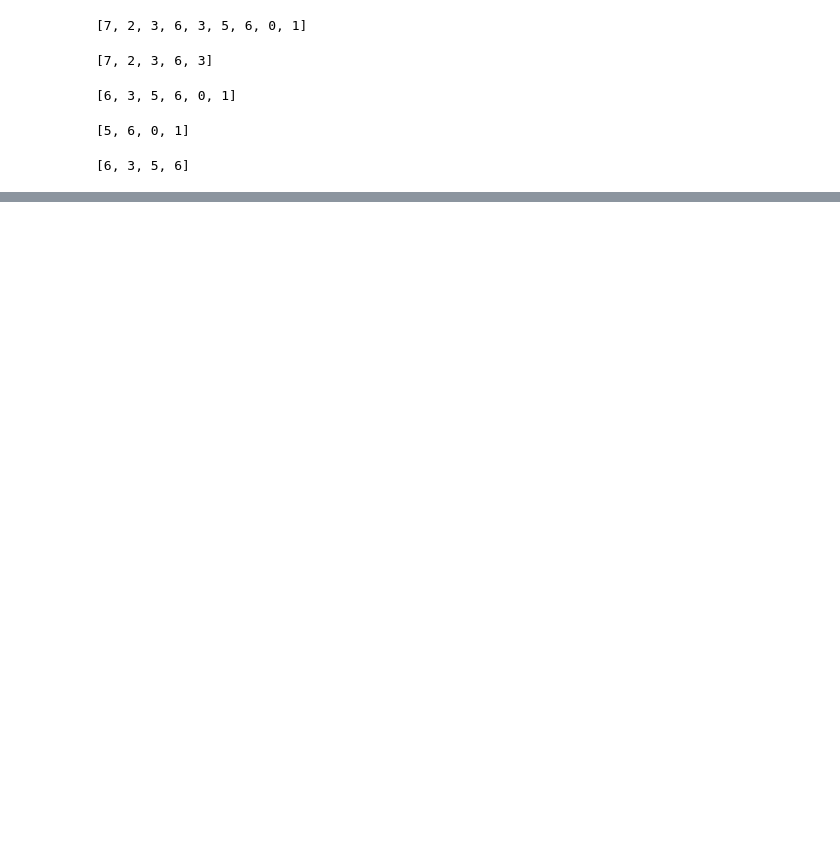
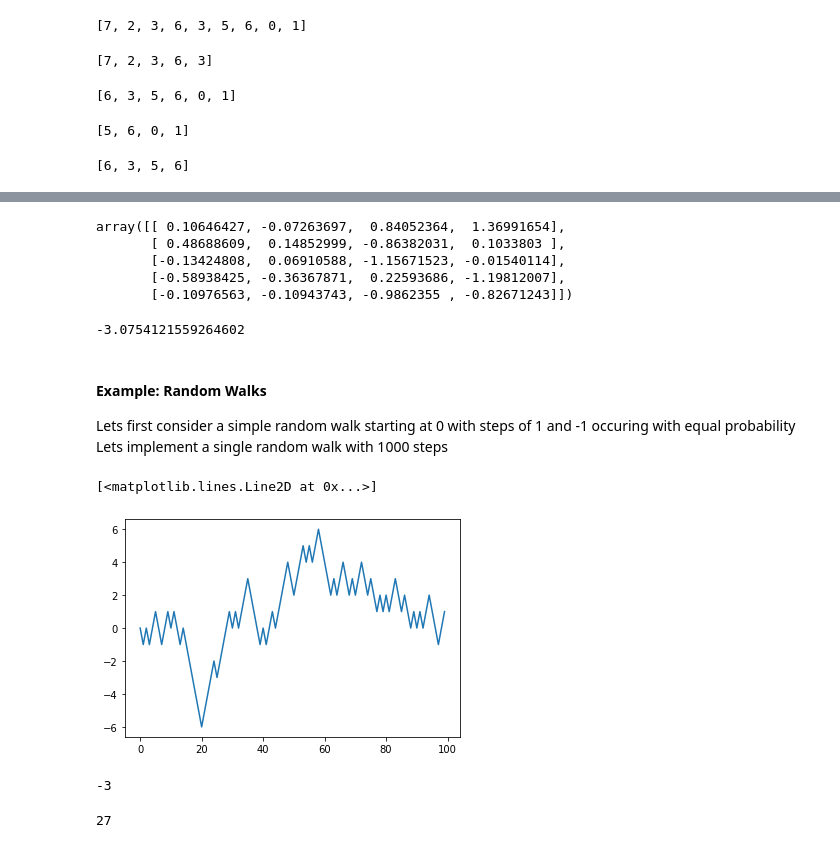
Before and after one commit to MuindeEsther/Learning-path-projects, a Jupyter notebook: basics.ipynb, the cells around one changed output, grey strips where cells are left out. Drawn from its saved outputs; the diff is of its cells as text; code cells hidden in the pictures; blank space fills up the shorter version.

```diff
--- a/basics.ipynb
+++ b/basics.ipynb
@@ -289,0 +290,7 @@ seq[-6:-2]
+# %%
+# iterate over a sequence and keep track of the index
+collection = [1, 2, 3, 4, 5, 6, 7, 8,]
+i = 0
+for value in collection:
+    # do something with value
+    i += 1
@@ -289,0 +586,6 @@ seq[-6:-2]
+# %%
+# Fancy Indexing
+arr = np.empty((8, 4))
+for i in range(8):
+    arr[i] = i
+arr
@@ -289,0 +652,46 @@ seq[-6:-2]
+# %%
+arr = np.random.randn(5, 4)
+arr
+# %% [output]
+array([[ 0.10646427, -0.07263697,  0.84052364,  1.36991654],
+       [ 0.48688609,  0.14852999, -0.86382031,  0.1033803 ],
+       [-0.13424808,  0.06910588, -1.15671523, -0.01540114],
+       [-0.58938425, -0.36367871,  0.22593686, -1.19812007],
+       [-0.10976563, -0.10943743, -0.9862355 , -0.82671243]])
+# %%
+arr.mean()
+np.mean(arr)
+arr.sum()
+# %% [output]
+-3.0754121559264602
+# %% [markdown]
+#### Example: Random Walks
+Lets first consider a simple random walk starting at 0 with steps of 1 and -1 occuring with equal probability
+Lets implement a single random walk with 1000 steps
+# %%
+import random
+position = 0
+walk = [position]
+steps = 1000
+for i in range(steps):
+    step = 1 if random.randint(0, 1) else -1
+    position += step
+    walk.append(position)
+# %%
+import matplotlib.pyplot as plt
+plt.plot(walk[:100])
+# %% [output]
+[<matplotlib.lines.Line2D at 0x...>]
+[figure, added]
+# %%
+nsteps = 1000
+draws = np.random.randint(0, 2, size=nsteps)
+steps = np.where(draws > 0, 1, -1)
+walk = steps.cumsum()
+walk.min()
+# %% [output]
+-3
+# %%
+walk.max()
+# %% [output]
+27
```
Also changed, not shown: parts of 152 cells of this notebook, 1 other file.
